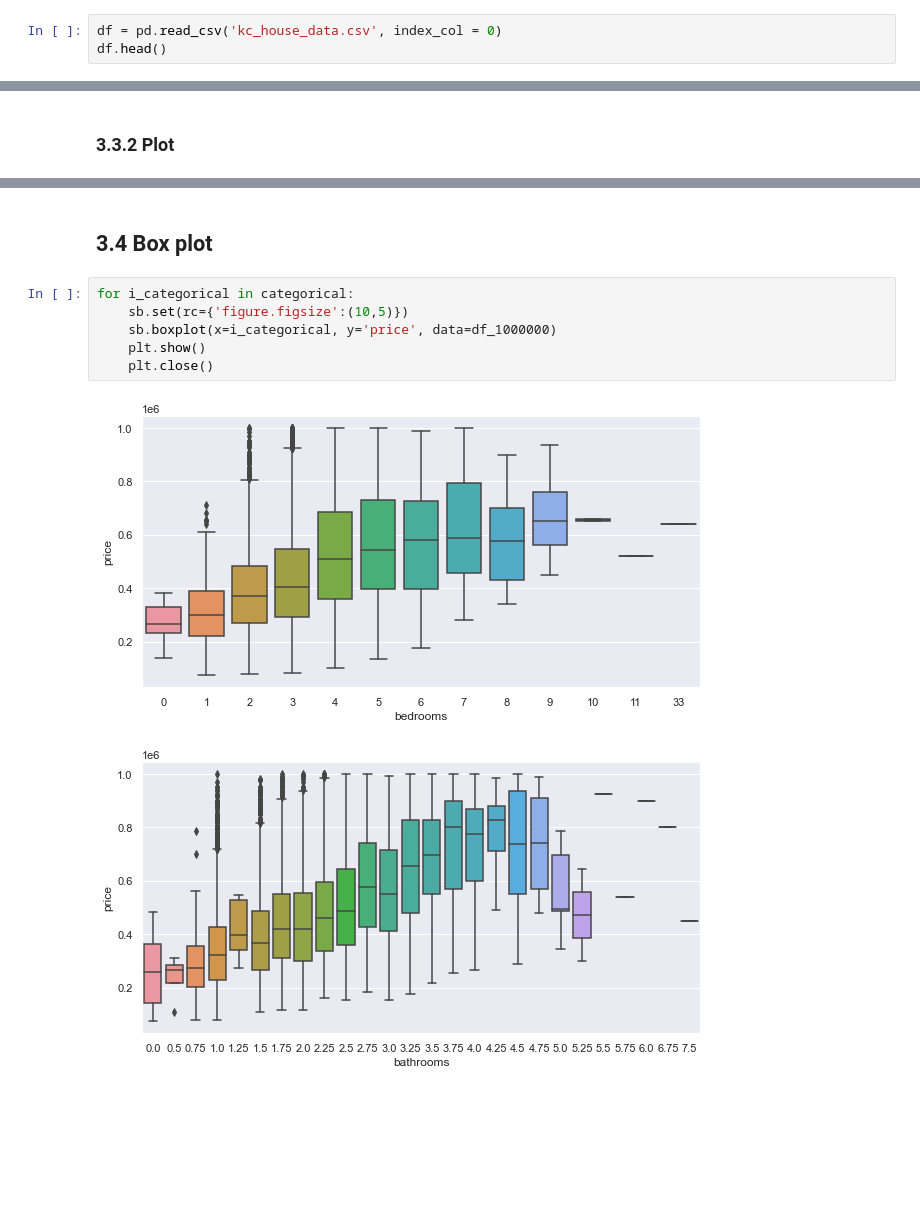
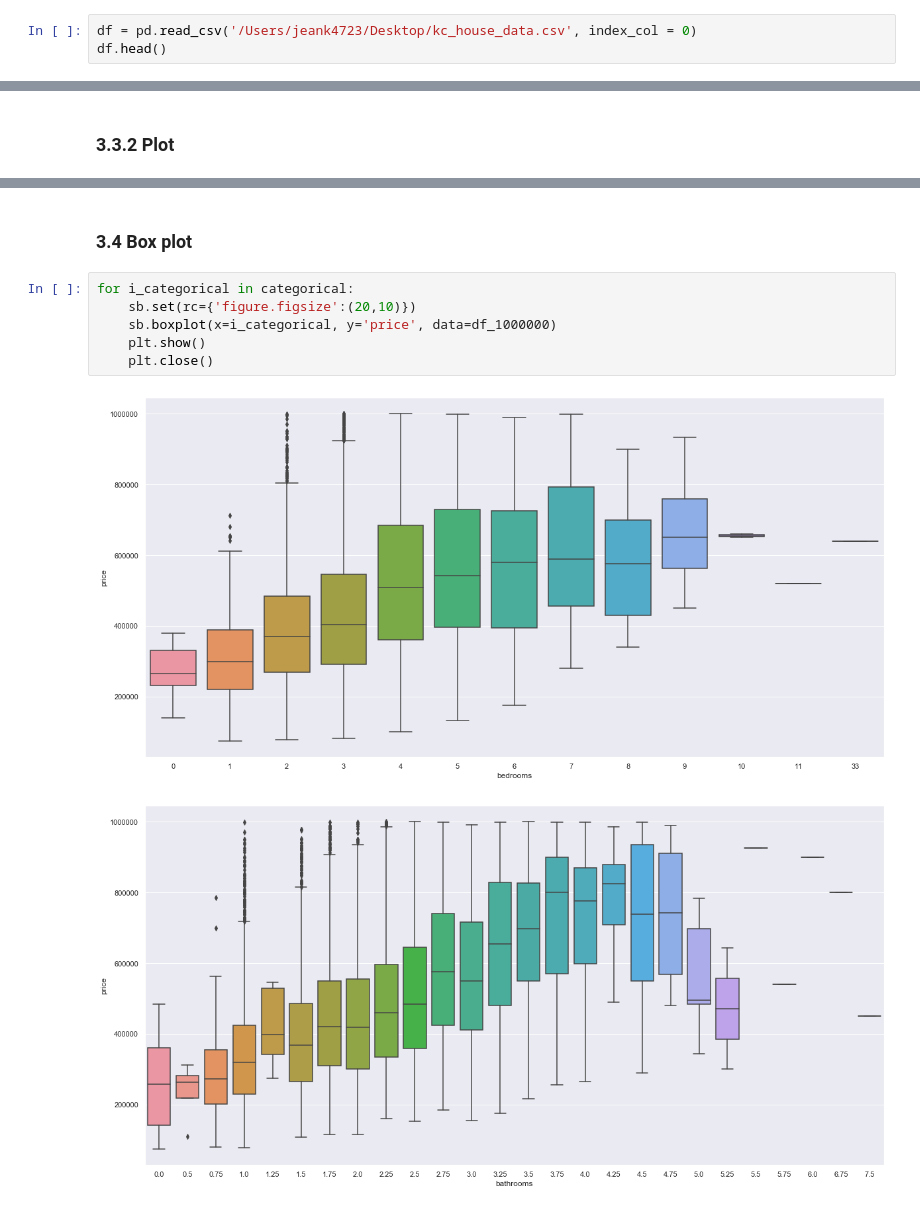
Before and after one commit to minwu3/RR_Project, a Jupyter notebook: ML-Regression_python.ipynb, the cells around one changed output, grey strips where cells are left out. Cells and saved outputs as stored; diff of their text form; blank space fills up the shorter version.

```diff
--- a/ML-Regression_python.ipynb
+++ b/ML-Regression_python.ipynb
@@ -82,7 +87,7 @@ Thanks to user Nova19 for the column definitions; https://www.kaggle.com/harlfox
 
 /Users/jeank4723/Desktop/kc_house_data.csv
 # %%
-df = pd.read_csv('kc_house_data.csv', index_col = 0)
+df = pd.read_csv('/Users/jeank4723/Desktop/kc_house_data.csv', index_col = 0)
 df.head()
 # %% [output]
 |  | date | price | bedrooms | bathrooms | sqft_living | sqft_lot | floors | waterfront | view | condition | ... |
@@ -260,11 +284,11 @@ for i_continous in continous:
 # %% [markdown]
-##  3.4 Box plot
+### 3.4 Box plot
 # %%
 for i_categorical in categorical:
-    sb.set(rc={'figure.figsize':(10,5)})
+    sb.set(rc={'figure.figsize':(20,10)})
     sb.boxplot(x=i_categorical, y='price', data=df_1000000)
     plt.show()
     plt.close()
 # %% [output]
-[figure, old version]
+[figure, new version]
-[figure, old version]
+[figure, new version]
```
Also changed, not shown: parts of 34 cells of this notebook.
